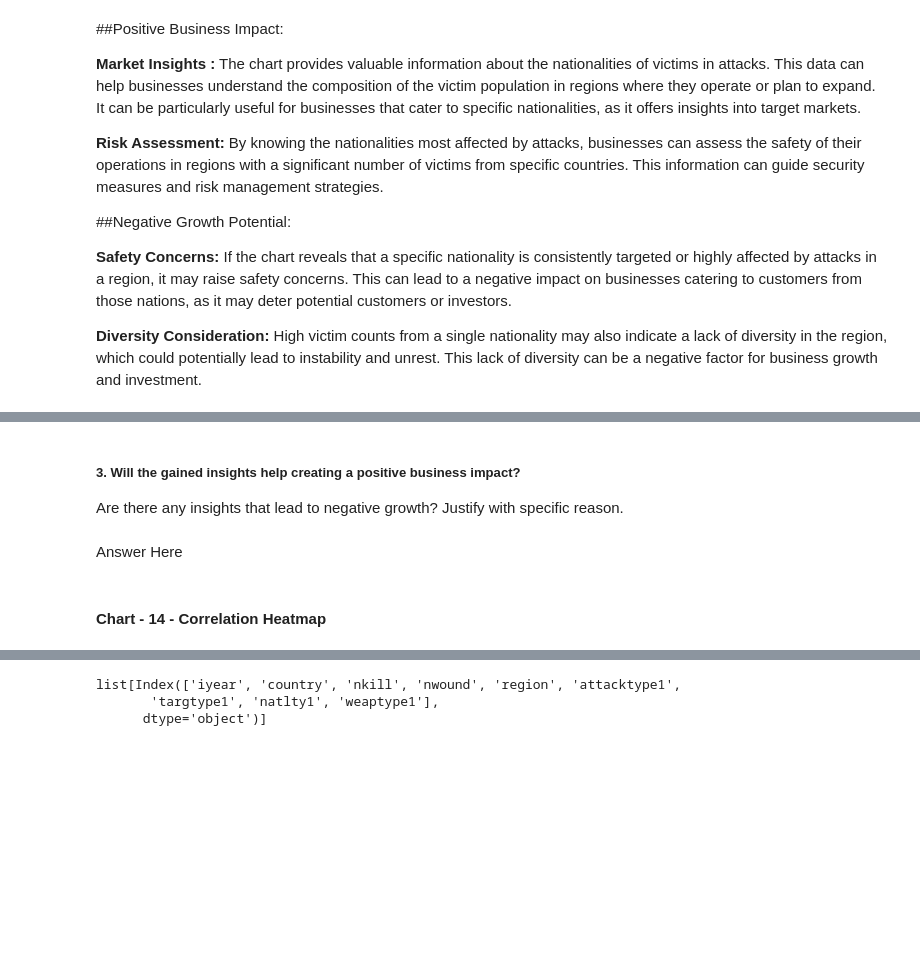
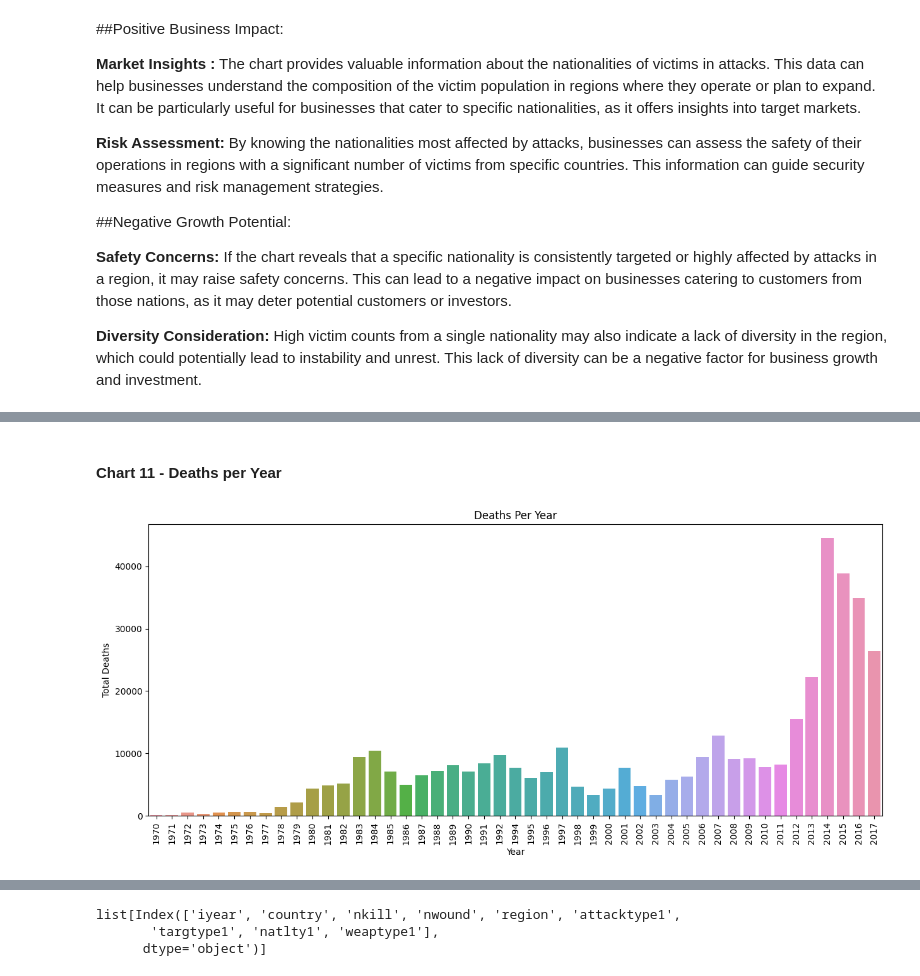
Before and after one commit to vaishnavikaithwas/Global-Terrorism-EDA-Project, a Jupyter notebook: Global_Terrorism_EDA.ipynb, the cells around one changed output, grey strips where cells are left out. Saved outputs shown, nothing was run; the diff lists cells and outputs as text; code cells hidden in the pictures; blank space fills up the shorter version.

```diff
--- a/Global_Terrorism_EDA.ipynb
+++ b/Global_Terrorism_EDA.ipynb
@@ -975,7 +991,18 @@ Answer Here
-# %% [markdown]
-##### 3. Will the gained insights help creating a positive business impact?
-Are there any insights that lead to negative growth? Justify with specific reason.
-# %% [markdown]
-Answer Here
-# %% [markdown]
-#### Chart - 14 - Correlation Heatmap
+# %% [markdown]
+#### **Chart 11 - Deaths per Year**
+# %%
+#making a dataframe dfx and assigning value of deaths per year in it
+dfx=pd.DataFrame(data.groupby('iyear')['nkill'].sum()).reset_index()
+# %%
+#plotting a bar plot
+plt.figure(figsize=(15, 6))
+sns.barplot(data=dfx,x='iyear',y='nkill')
+plt.title("Deaths Per Year")
+plt.xlabel("Year")
+plt.ylabel("Total Deaths")
+plt.xticks(rotation=90)
+
+plt.grid(False)
+plt.show()
+# %% [output]
+[figure, added]
```
Also changed, not shown: parts of 96 cells of this notebook.
